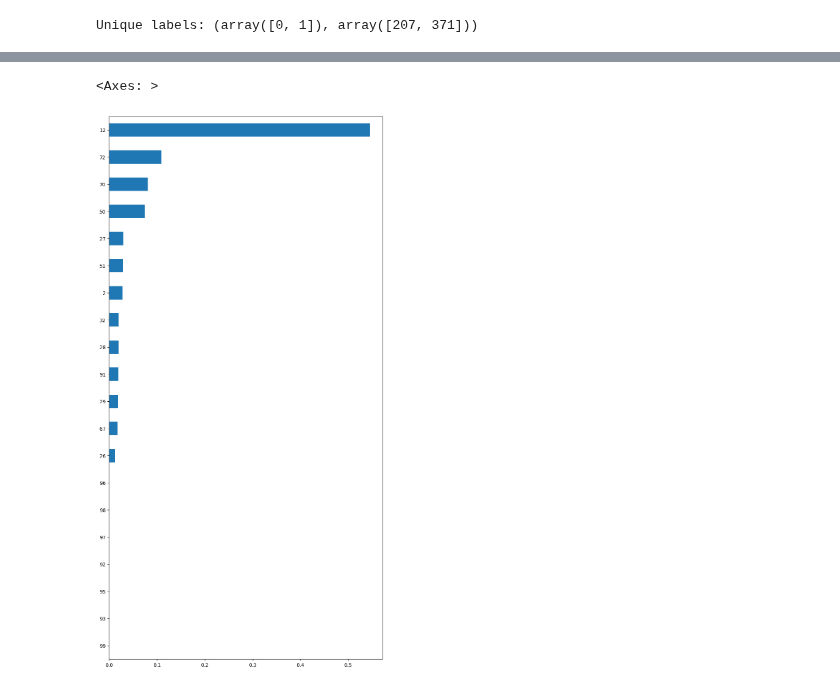
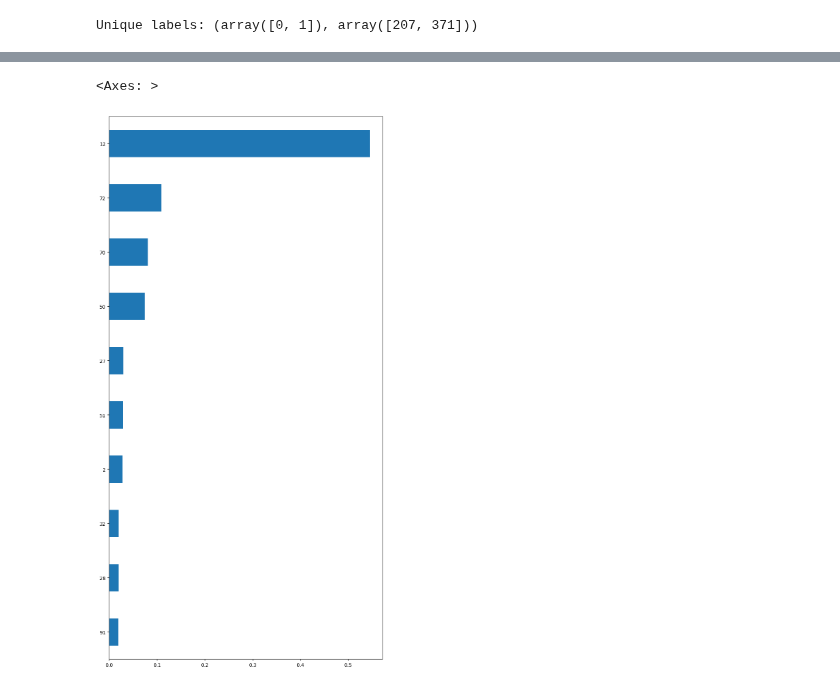
Before and after one commit to oscarlloydjohn/lloyd-john-MIUA-2025, a Jupyter notebook: gbdt-volumes.ipynb, the cells around one changed output, grey strips where cells are left out. Cells and saved outputs as stored; diff of their text form; code cells hidden in the pictures.

```diff
--- a/gbdt-volumes.ipynb
+++ b/gbdt-volumes.ipynb
@@ -83,5 +106,5 @@ plt.show()
 model.fit(volumes, labels)
 feature_importance = pd.Series(model.feature_importances_)
 print(max(feature_importance))
-feature_importance.sort_values()[-20:].plot(kind="barh", figsize = (10, 20))
+feature_importance.sort_values()[-10:].plot(kind="barh", figsize = (10, 20))
 # %% [output]
@@ -89,5 +112,5 @@ feature_importance.sort_values()[-20:].plot(kind="barh", figsize = (10, 20))
 <Axes: >
-[figure, old version]
+[figure, new version]
 # %%
 
 with parallel_backend('threading', n_jobs=8):
```
Also changed, not shown: parts of 6 cells of this notebook, 31 other files.
